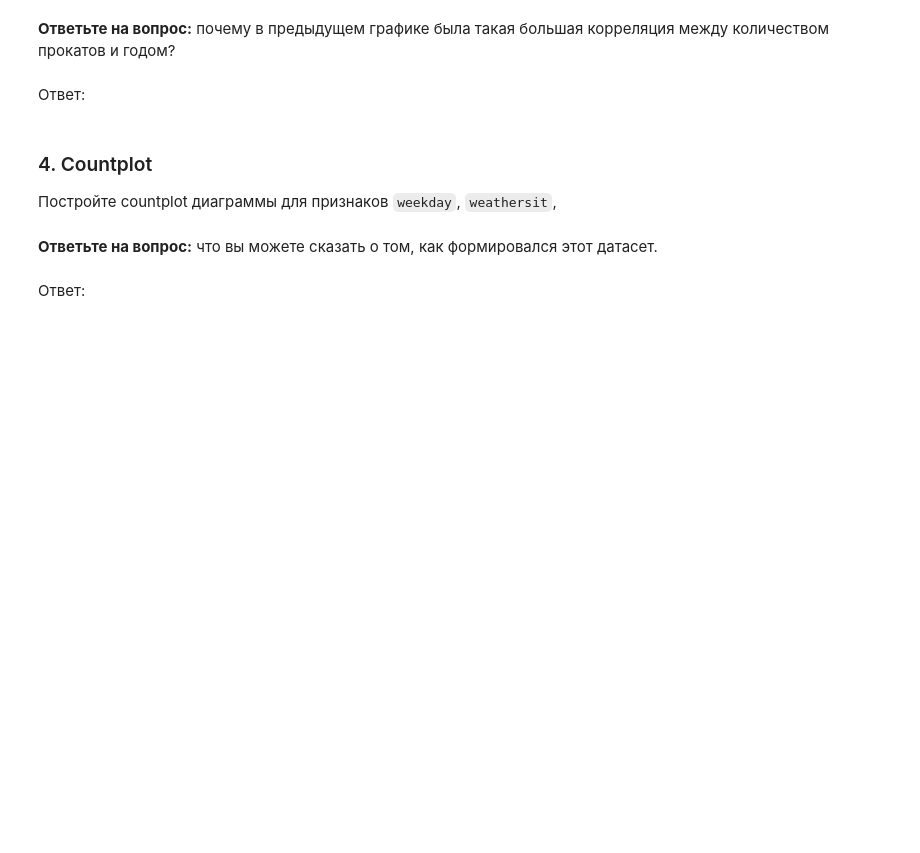
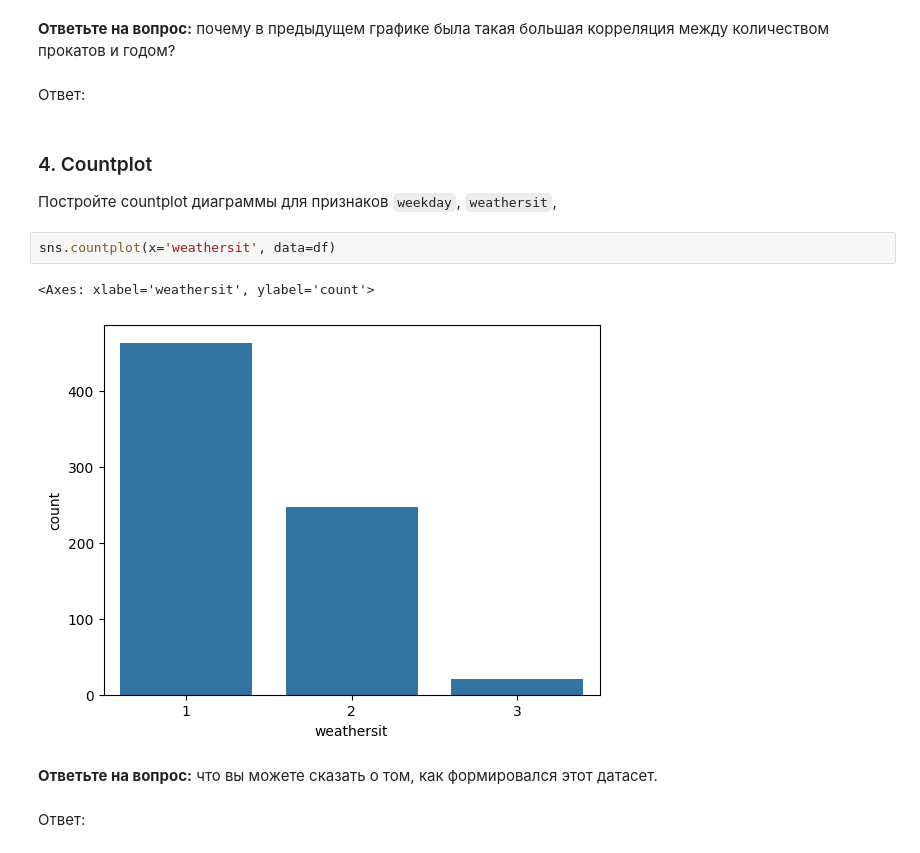
Before and after one commit to alexmordashov/computer_math, a Jupyter notebook: 5. Библиотека Pandas. Визуальный анализ данных/Практическая_работа_№5_Библиотека_Pandas.ipynb, the cells around one changed output. Cells and saved outputs as stored; diff of their text form; blank space fills up the shorter version.

```diff
--- a/5. Библиотека Pandas. Визуальный анализ данных/Практическая_работа_№5_Библиотека_Pandas.ipynb
+++ b/5. Библиотека Pandas. Визуальный анализ данных/Практическая_работа_№5_Библиотека_Pandas.ipynb
@@ -440,6 +454,11 @@ _(чем больше значение, тем больше прокатов и
 ### 4. Countplot
 
 Постройте countplot диаграммы для признаков `weekday`, `weathersit`,
+# %%
+sns.countplot(x='weathersit', data=df)
+# %% [output]
+<Axes: xlabel='weathersit', ylabel='count'>
+[figure, added]
 # %% [markdown]
 **Ответьте на вопрос:** что вы можете сказать о том, как формировался этот датасет.
 # %% [markdown]
```
Also changed, not shown: parts of 5 cells of this notebook.
